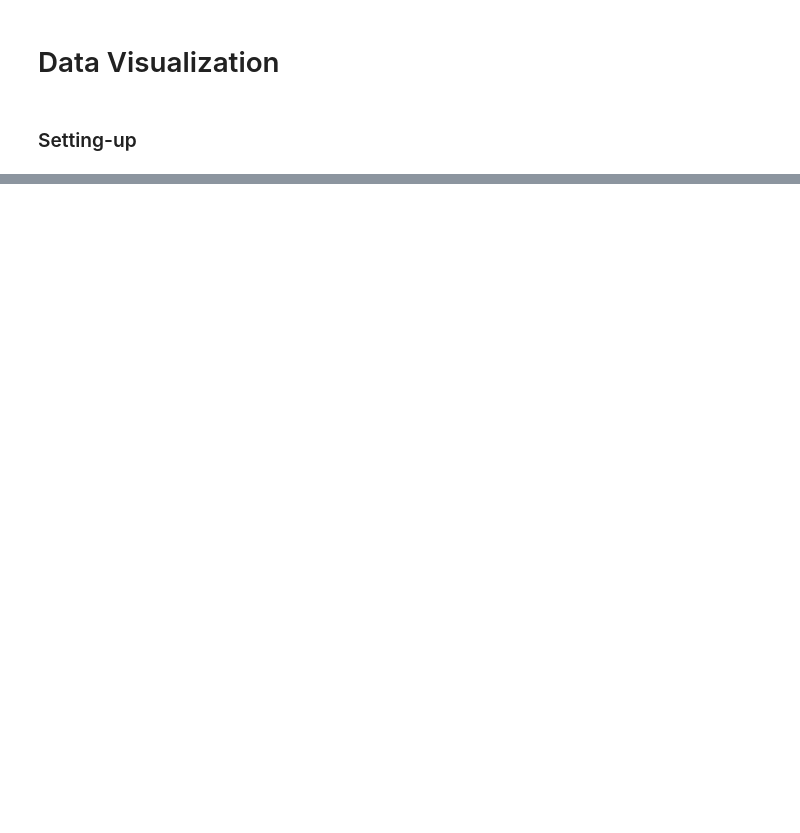
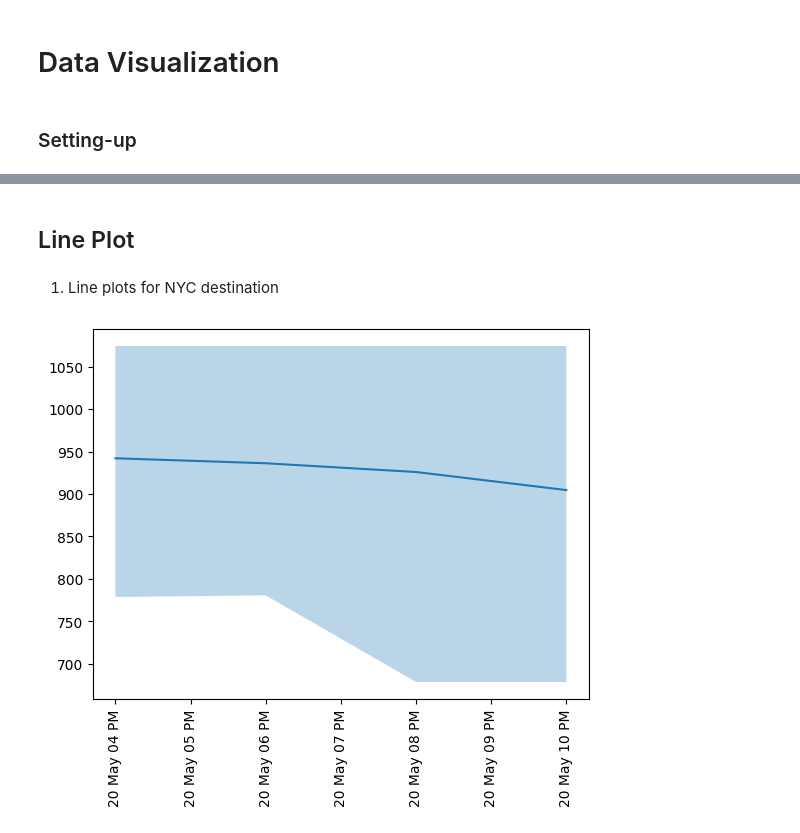
Before and after one commit to adelindonesia/project, a Jupyter notebook: second_version/data_cleaning/data_visualization.ipynb, the cells around one changed output, grey strips where cells are left out. Drawn from its saved outputs; the diff is of its cells as text; code cells hidden in the pictures; blank space fills up the shorter version.

Commit message:
web scraping and data visualization (line plots)

```diff
--- a/second_version/data_cleaning/data_visualization.ipynb
+++ b/second_version/data_cleaning/data_visualization.ipynb
@@ -10,0 +15,3 @@ sao_paulo = df2
+# %%
+swiss_air_nyc = nyc.loc[nyc["in_airline_company"] != "Lufthansa"]
+lufthansa_air_nyc = nyc.loc[nyc["in_airline_company"] == "Lufthansa"]
@@ -34,0 +104,26 @@ sao_paulo.describe()
+# %% [markdown]
+## Line Plot
+# %% [markdown]
+1. Line plots for NYC destination
+# %%
+cur_time = datetime.datetime.now()
+month = cur_time.strftime('%b')
+
+def plot_df(df, month = month):
+    test = df.groupby(['day_scrap', 'hour_scrap'])['ticket_price'].agg(['min', 'mean', 'max'])
+    test = test.reset_index()
+    test['date'] = pd.to_datetime(test['day_scrap'].astype(str) + ' ' + month + ' ' + test['hour_scrap'].astype(str), format='%d %b %H')
+    plt.fill_between(test['date'], test['min'], test['max'], alpha=0.3)
+    plt.xticks(rotation=90)
+    plt.plot(test['date'], test['mean'])
+    # plt.ylim(700, 1300)
+    # plt.yticks(range(700, 1300, 50))
+
+    ax = plt.gca()
+    ax.xaxis.set_major_formatter(mdates.DateFormatter('%d %b %I %p'))
+
+    plt.show()
+# %%
+plot_df(df = swiss_air_nyc)
+# %% [output]
+[figure, added]
```
Also changed, not shown: parts of 16 cells of this notebook, 10 other files.
